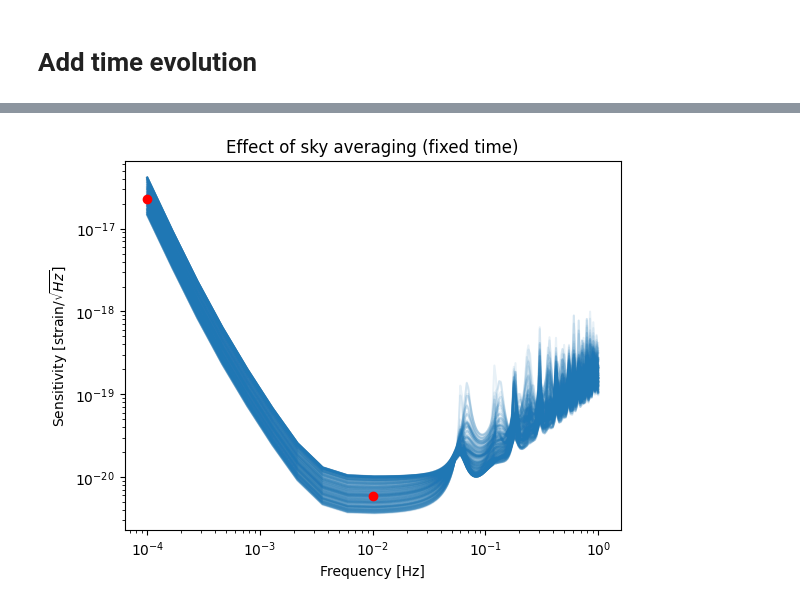
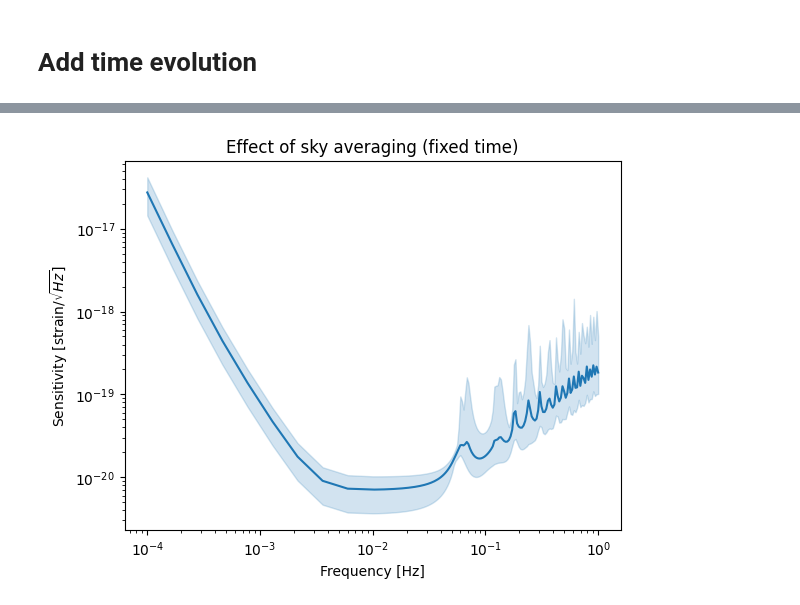
Before and after one commit to lorenzsp/ResponseRequirements, a Jupyter notebook: TimeFrequencySensitivity.ipynb, the cells around one changed output, grey strips where cells are left out. Drawn from its saved outputs; the diff is of its cells as text; code cells hidden in the pictures.

```diff
--- a/TimeFrequencySensitivity.ipynb
+++ b/TimeFrequencySensitivity.ipynb
@@ -179,16 +306,17 @@ plt.show()
-# %%
-time_ind = 10
-plt.figure()
-plt.title('Effect of sky averaging (fixed time)')
-for sky_pixel in range(0,npix, 10):
-    plt.loglog(f, sensitivity[time_ind,:,sky_pixel], color='C0', alpha=0.1)
-plt.xlabel("Frequency [Hz]")
-plt.ylabel(r"Sensitivity [strain/$\sqrt{Hz}$]")
-plt.plot(1e-4, (2.11e-33)**0.5 / 2, 'ro')
-plt.plot(1e-2, (1.359e-40)**0.5 / 2 , 'ro', label="Reference points from arXiv:2108.01167")
-plt.show()
-# %% [output]
-[figure, removed]
+# %%
+time_ind = 10
+plt.figure()
+plt.title('Effect of sky averaging (fixed time)')
+upp_sky = np.max(sensitivity[time_ind,:,:],axis=-1)
+low_sky = np.min(sensitivity[time_ind,:,:],axis=-1)
+plt.fill_between(f, low_sky, upp_sky, color='C0', alpha=0.2, label="Range of sensitivity across sky pixels")
+mean_sensitivity_sky = np.mean(sensitivity[time_ind,:,:]**2,axis=-1)**0.5
+plt.loglog(f, mean_sensitivity_sky, color='C0', label="Mean sensitivity across sky pixels")
+plt.xlabel("Frequency [Hz]")
+plt.ylabel(r"Sensitivity [strain/$\sqrt{Hz}$]")
+plt.show()
+# %% [output]
+[figure, added]
 # %%
 sky_pixel = 10
 plt.figure()
```
Also changed, not shown: parts of 24 cells of this notebook, 1 other file.
